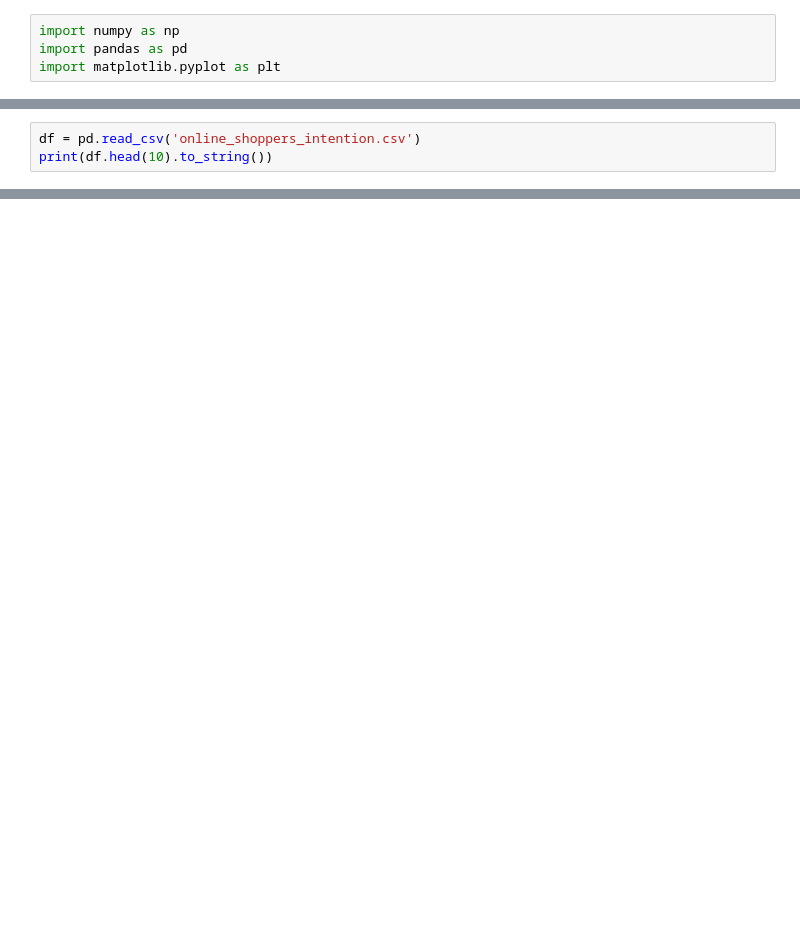
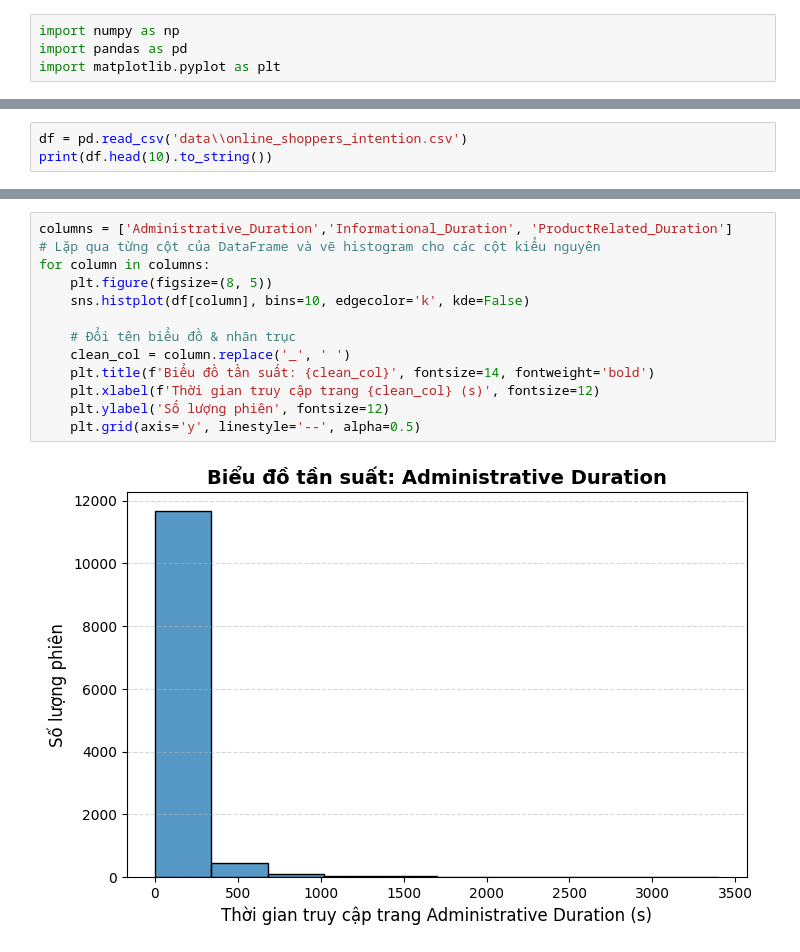
Before and after one commit to TranHoangVu25/Descriptive-analysis-and-prediction-of-customers-online-shopping-intentions, a Jupyter notebook: description analysis.ipynb, the cells around one changed output, grey strips where cells are left out. Saved outputs shown, nothing was run; the diff lists cells and outputs as text; blank space fills up the shorter version.

```diff
--- a/description analysis.ipynb
+++ b/description analysis.ipynb
@@ -7,5 +7,5 @@ import matplotlib.pyplot as plt
 # %%
-df = pd.read_csv('online_shoppers_intention.csv')
+df = pd.read_csv('data\\online_shoppers_intention.csv')
 print(df.head(10).to_string())
 # %% [output]
    Administrative  Administrative_Duration  Informational  Informational_Duration  ProductRelated  ProductRelated_Duration  BounceRates  ExitRates  PageValues  SpecialDay Month  OperatingSystems  Brow ...
@@ -103,0 +135,15 @@ for column in df_numeric.columns:
+# %%
+columns = ['Administrative_Duration','Informational_Duration', 'ProductRelated_Duration']
+# Lặp qua từng cột của DataFrame và vẽ histogram cho các cột kiểu nguyên
+for column in columns:
+    plt.figure(figsize=(8, 5))
+    sns.histplot(df[column], bins=10, edgecolor='k', kde=False)
+
+    # Đổi tên biểu đồ & nhãn trục
+    clean_col = column.replace('_', ' ')
+    plt.title(f'Biểu đồ tần suất: {clean_col}', fontsize=14, fontweight='bold')
+    plt.xlabel(f'Thời gian truy cập trang {clean_col} (s)', fontsize=12)
+    plt.ylabel('Số lượng phiên', fontsize=12)
+    plt.grid(axis='y', linestyle='--', alpha=0.5)
+# %% [output]
+[figure, added]
```
Also changed, not shown: parts of 22 cells of this notebook, 1 other file.
